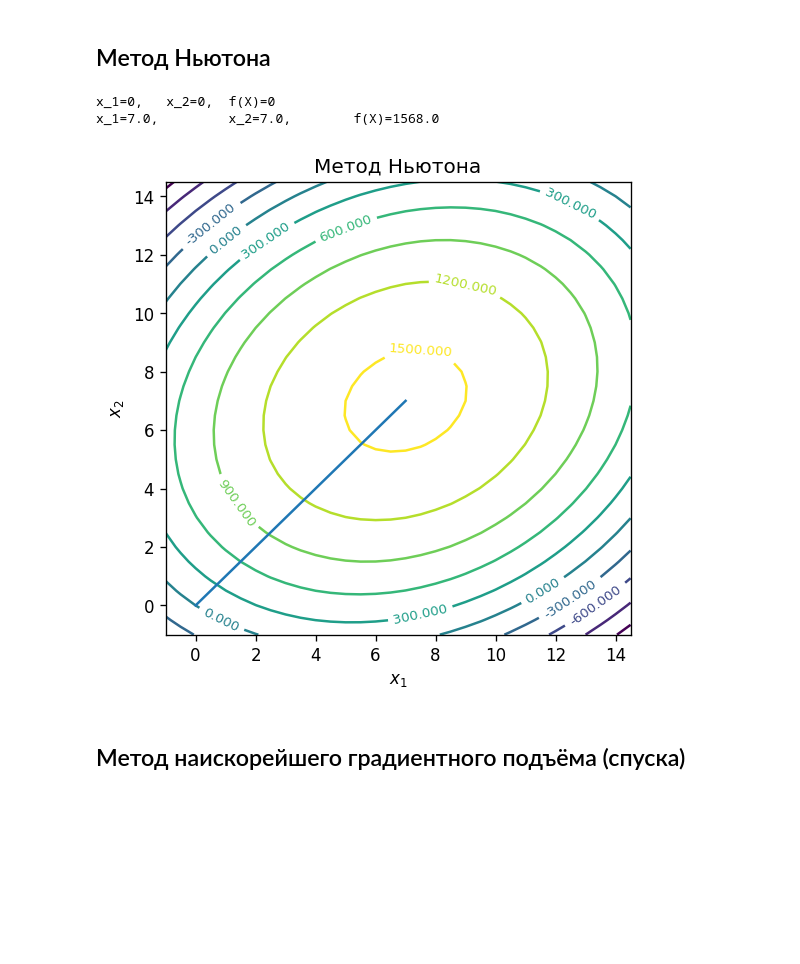
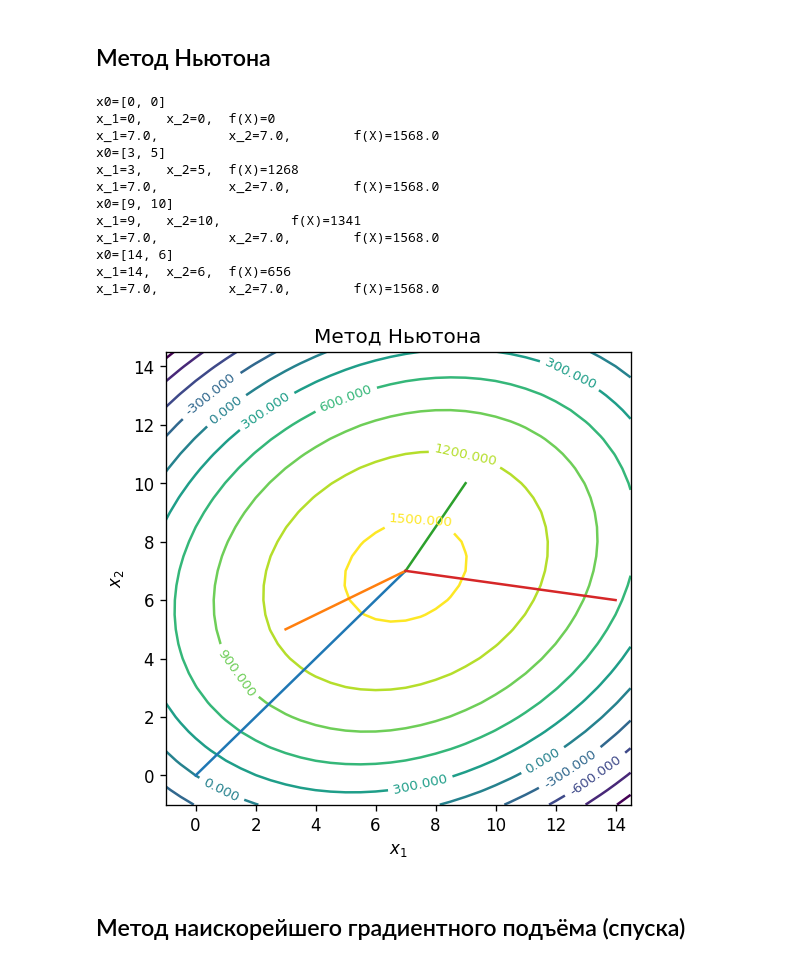
Before and after one commit to lamtev/system-analysis, a Jupyter notebook: et3/py/et3.ipynb, the cells around one changed output. Drawn from its saved outputs; the diff is of its cells as text; code cells hidden in the pictures; blank space fills up the shorter version.

```diff
--- a/et3/py/et3.ipynb
+++ b/et3/py/et3.ipynb
@@ -54,8 +54,8 @@ def plot_level_contour(x1s, x2s, name, title):
     fig = plt.figure(figsize=(5, 5), dpi=120)
     CS = plt.contour(X, Y, Z, 10)
 
-    plt.plot(x1s, x2s)
-
+    for x1, x2 in zip(x1s, x2s):
+        plt.plot(x1, x2)
     matplotlib.rcParams['contour.negative_linestyle'] = 'solid'
     plt.clabel(CS, inline=1, fontsize=8)
     plt.title(title)
@@ -87,13 +87,19 @@ def fmin_relax(f: callable, x0: list, gf: callable, hf: callable, stop: float, o
         ki = gfi
     return [xi, f(xi), steps, np.array(x1s), np.array(x2s)]
 
-
-file_name = '../report/data/relax.csv'
-f = open(file_name, 'w', newline='')
-writer = csv.writer(f)
-writer.writerow(('x1', 'x2', 'f'))
-xopt, fopt, steps, x1s, x2s = fmin_relax(target_function, [0, 0], gradient, hessian, 0.01, to_csv)
-f.close()
+x0s = [[0, 0], [3, 5], [9, 10], [14, 6]]
+x1s = []
+x2s = []
+for x0 in x0s:
+    print('x0={x0}'.format(x0=x0))
+    file_name = '../report/data/relax{i}.csv'.format(i=x0s.index(x0))
+    f = open(file_name, 'w', newline='')
+    writer = csv.writer(f)
+    writer.writerow(('x1', 'x2', 'f'))
+    xopt, fopt, steps, x1, x2 = fmin_relax(target_function, x0, gradient, hessian, 0.01, to_csv)
+    f.close()
+    x1s.append(x1)
+    x2s.append(x2)
 
 plot_level_contour(x1s, x2s, 'relax', 'Метод релаксации')
 # %% [output]
@@ -112,37 +126,54 @@ x_1=6.999887140327485,   x_2=6.999980372230867,  f(X)=1567.9999997923262
 # %%
 def fmin_newton(f: callable, x0: list, gf: callable, hf: callable, stop: float, on_each_step: callable):
     x1s = []
     x2s = []
     steps = 0
     xi = x0
     gfi = gf(xi)
     ti = 1
     on_each_step(xi)
     x1s.append(xi[0])
     x2s.append(xi[1])
     while la.norm(gfi) > stop:
         steps += 1
         ki = - la.inv(hf()).dot(gfi)
         xi += ti * ki
         x1s.append(xi[0])
         x2s.append(xi[1])
         on_each_step(xi)
         gfi = gf(xi)
     return [xi, f(xi), steps, np.array(x1s), np.array(x2s)]
 
 
-file_name = '../report/data/newton.csv'
-f = open(file_name, 'w', newline='')
-writer = csv.writer(f)
-writer.writerow(('x1', 'x2', 'f'))
-xopt, fopt, steps, x1s, x2s = fmin_newton(target_function, [0, 0], gradient, hessian, 0.01, to_csv)
-f.close()
+x0s = [[0, 0], [3, 5], [9, 10], [14, 6]]
+x1s = []
+x2s = []
+for x0 in x0s:
+    print('x0={x0}'.format(x0=x0))
+    file_name = '../report/data/newton{i}.csv'.format(i=x0s.index(x0))
+    f = open(file_name, 'w', newline='')
+    writer = csv.writer(f)
+    writer.writerow(('x1', 'x2', 'f'))
+    xopt, fopt, steps, x1, x2 = fmin_newton(target_function, x0, gradient, hessian, 0.01, to_csv)
+    f.close()
+    x1s.append(x1)
+    x2s.append(x2)
 
 plot_level_contour(x1s, x2s, 'newton', 'Метод Ньютона')
 # %% [output]
+x0=[0, 0]
 x_1=0,   x_2=0,  f(X)=0
 x_1=7.0,         x_2=7.0,        f(X)=1568.0
+x0=[3, 5]
+x_1=3,   x_2=5,  f(X)=1268
+x_1=7.0,         x_2=7.0,        f(X)=1568.0
+x0=[9, 10]
+x_1=9,   x_2=10,         f(X)=1341
+x_1=7.0,         x_2=7.0,        f(X)=1568.0
+x0=[14, 6]
+x_1=14,  x_2=6,  f(X)=656
+x_1=7.0,         x_2=7.0,        f(X)=1568.0
-[figure, old version]
+[figure, new version]
 # %% [markdown]
 ## Метод наискорейшего градиентного подъёма (спуска)
 # %%
```
Also changed, not shown: parts of 5 cells of this notebook, 25 other files.
